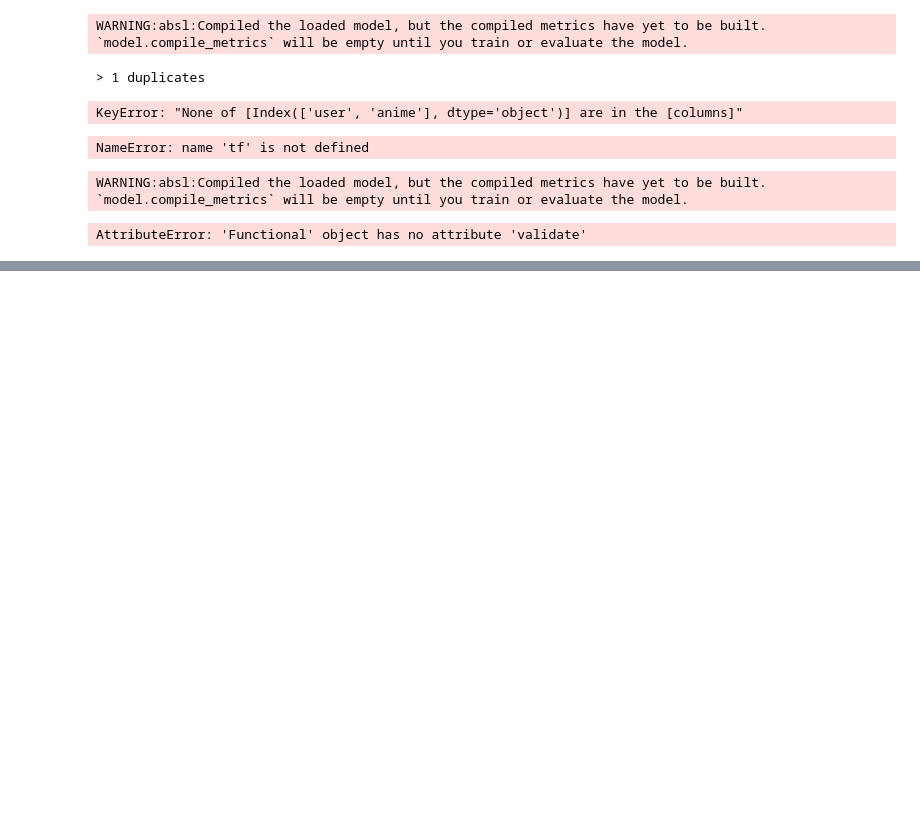
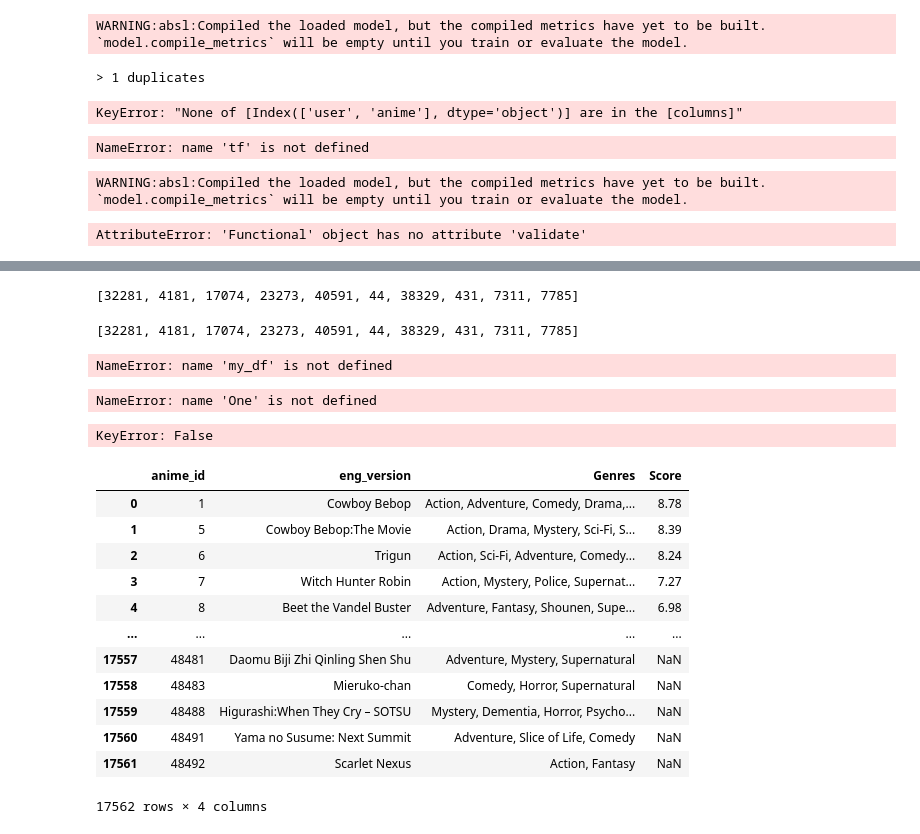
Before and after one commit to ridim02/anime-recommendation, a Jupyter notebook: model/notebooks/test_model.ipynb, the cells around one changed output, grey strips where cells are left out. Saved outputs shown, nothing was run; the diff lists cells and outputs as text; code cells hidden in the pictures; blank space fills up the shorter version.

```diff
--- a/model/notebooks/test_model.ipynb
+++ b/model/notebooks/test_model.ipynb
@@ -977,0 +1453,54 @@ AttributeError: 'Functional' object has no attribute 'validate'
+# %%
+def GetAnimesByGenre(df, genre):
+    df = df.assign(Genres=df['Genres'].str.split(',')).explode('Genres')
+    df['Genres'] = df['Genres'].str.strip()
+
+    df_genre = df[df['Genres'] == genre]
+    df_sorted = df_genre.sort_values(by='Score', ascending=False)
+
+    # Return the anime_ids as a NumPy array
+    anime_ids = df_sorted.head(10)['anime_id'].values
+    return anime_ids
+
+# Usage
+anime_ids_array = GetAnimesByGenre(df, 'Romance')
+print(anime_ids_array.tolist())  # e.g., array([123, 456, 789, ...])
+# %% [output]
+[32281, 4181, 17074, 23273, 40591, 44, 38329, 431, 7311, 7785]
+# %%
+anime_ids_array = GetAnimesByGenre(df, 'Romance')
+print(anime_ids_array.tolist())
+# %% [output]
+[32281, 4181, 17074, 23273, 40591, 44, 38329, 431, 7311, 7785]
+# %%
+def getAnimeFrameByName(anime):
+    my_df = df[anime in df.eng_version]
+    return my_df
+
+my_df;
+# %% [output]
+NameError: name 'my_df' is not defined
+# %%
+my_df = getAnimeFrameByName(One)
+# %% [output]
+NameError: name 'One' is not defined
+# %%
+my_df = getAnimeFrameByName('One')
+# %% [output]
+KeyError: False
+# %%
+df
+# %% [output]
+|  | anime_id | eng_version | Genres | Score |
+| 0 | 1 | Cowboy Bebop | Action, Adventure, Comedy, Drama,... | 8.78 |
+| 1 | 5 | Cowboy Bebop:The Movie | Action, Drama, Mystery, Sci-Fi, S... | 8.39 |
+| 2 | 6 | Trigun | Action, Sci-Fi, Adventure, Comedy... | 8.24 |
+| 3 | 7 | Witch Hunter Robin | Action, Mystery, Police, Supernat... | 7.27 |
+| 4 | 8 | Beet the Vandel Buster | Adventure, Fantasy, Shounen, Supe... | 6.98 |
+| ... | ... | ... | ... | ... |
+| 17557 | 48481 | Daomu Biji Zhi Qinling Shen Shu | Adventure, Mystery, Supernatural | NaN |
+| 17558 | 48483 | Mieruko-chan | Comedy, Horror, Supernatural | NaN |
+| 17559 | 48488 | Higurashi:When They Cry – SOTSU | Mystery, Dementia, Horror, Psycho... | NaN |
+| 17560 | 48491 | Yama no Susume: Next Summit | Adventure, Slice of Life, Comedy | NaN |
+| 17561 | 48492 | Scarlet Nexus | Action, Fantasy | NaN |
+17562 rows × 4 columns
```
Also changed, not shown: parts of 37 cells of this notebook, 14 other files.
